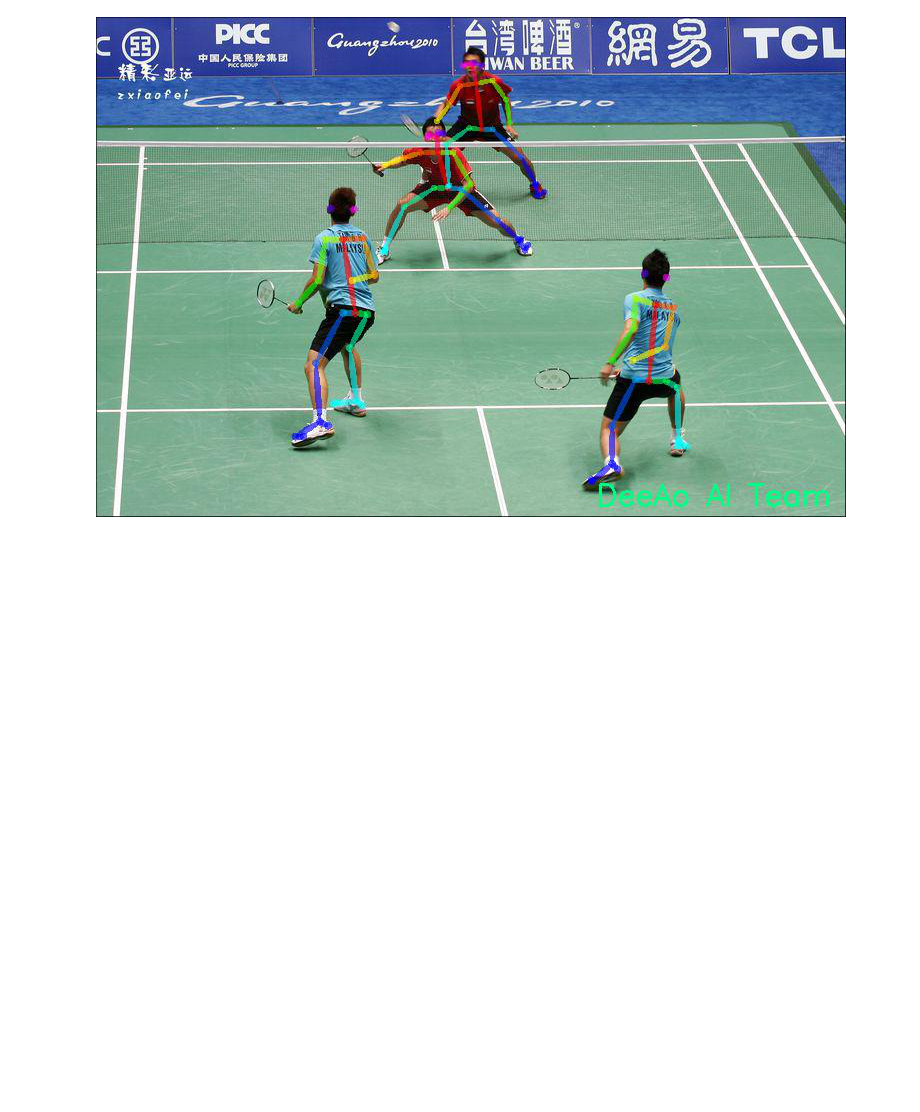
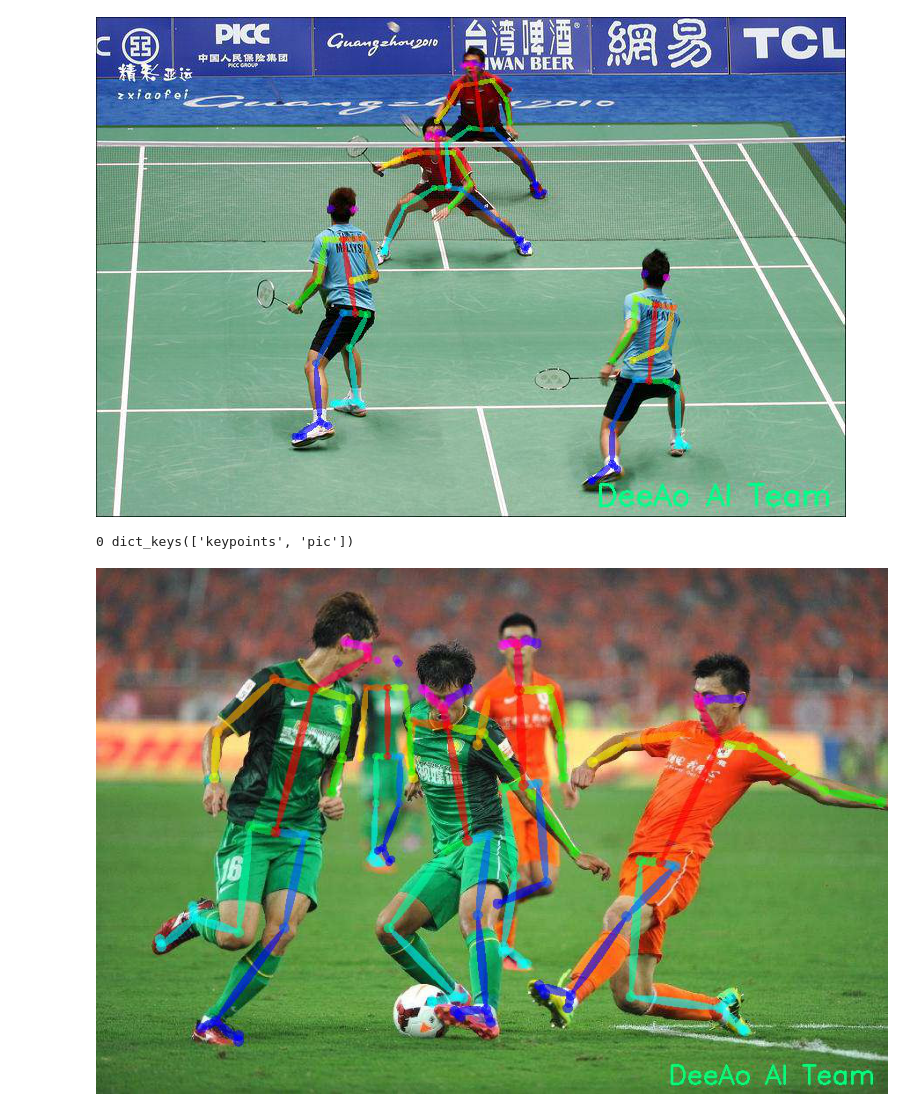
Before and after one commit to cyy0523xc/openpose-server, a Jupyter notebook: demo_pose.ipynb, the cells around one changed output. Drawn from its saved outputs; the diff is of its cells as text; code cells hidden in the pictures; blank space fills up the shorter version.

Commit message:
demo req

```diff
--- a/demo_pose.ipynb
+++ b/demo_pose.ipynb
@@ -47,3 +47,22 @@ img = base64_to_image(data['data']['pic'])
 display(img)
 # %% [output]
 [figure]
+# %%
+# 模拟请求
+import requests
+
+url = 'http://192.168.80.245:20950/image_pose'
+body = {
+    'pic_path': 'demo_images/zuqiu.jpeg',
+    'return_image': True,
+}
+data = requests.post(url, json=body).json()
+print(data['code'], data['data'].keys())
+# %% [output]
+0 dict_keys(['keypoints', 'pic'])
+# %%
+from IPython.display import display
+img = base64_to_image(data['data']['pic'])
+display(img)
+# %% [output]
+[figure, added]
```
